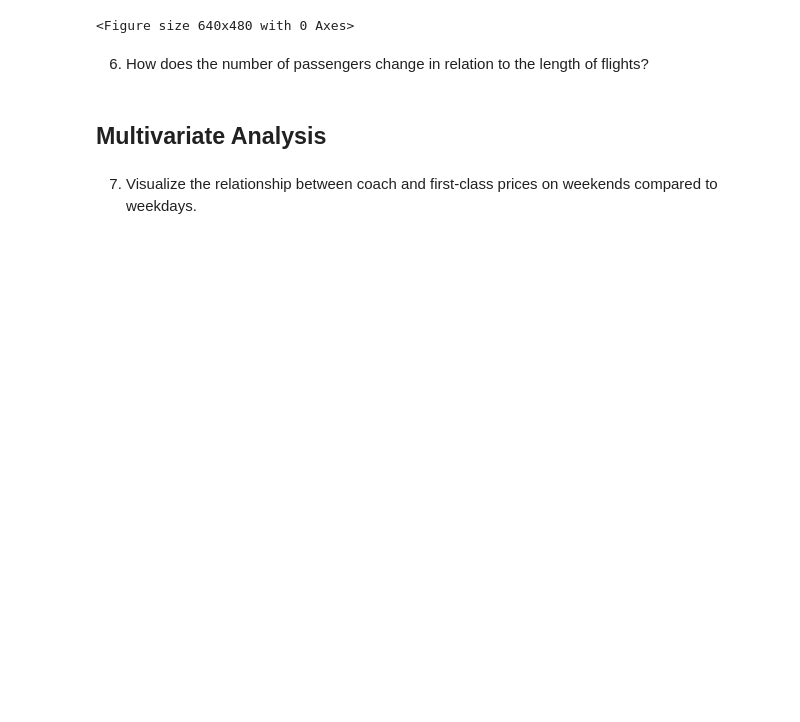
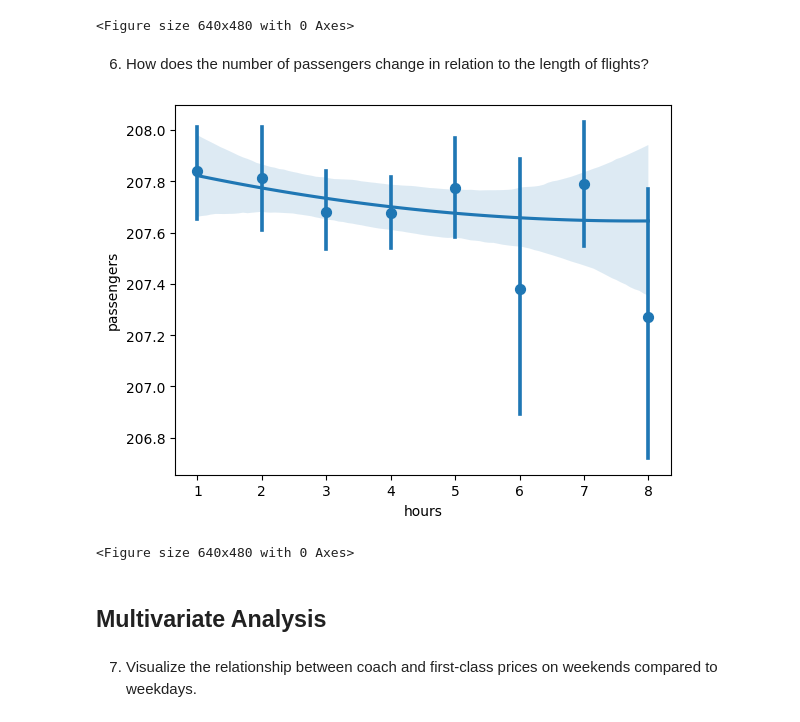
Before and after one commit to harryw1/cuddly-tribble, a Jupyter notebook: data-science-ml/coursework/jupyter/05_airlines/project.ipynb, the cells around one changed output. Drawn from its saved outputs; the diff is of its cells as text; code cells hidden in the pictures; blank space fills up the shorter version.

```diff
--- a/data-science-ml/coursework/jupyter/05_airlines/project.ipynb
+++ b/data-science-ml/coursework/jupyter/05_airlines/project.ipynb
@@ -191,3 +189,11 @@ plt.clf()
+# %%
+## Task 6
+sns.regplot(data=flight, x="hours", y="passengers", x_bins=np.arange(1, 10, 1), order=2)
+plt.show()
+plt.clf()
+# %% [output]
+[figure, added]
+<Figure size 640x480 with 0 Axes>
 # %% [markdown]
 ## Multivariate Analysis
 # %% [markdown]
```
Also changed, not shown: parts of 7 cells of this notebook.
